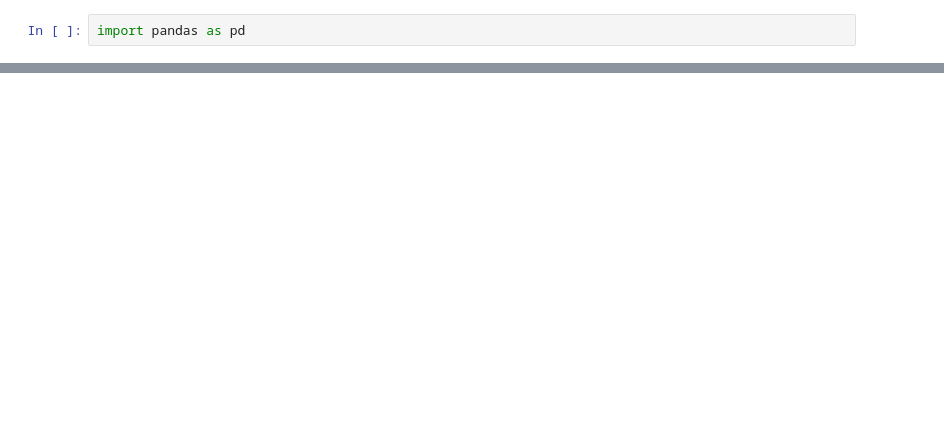
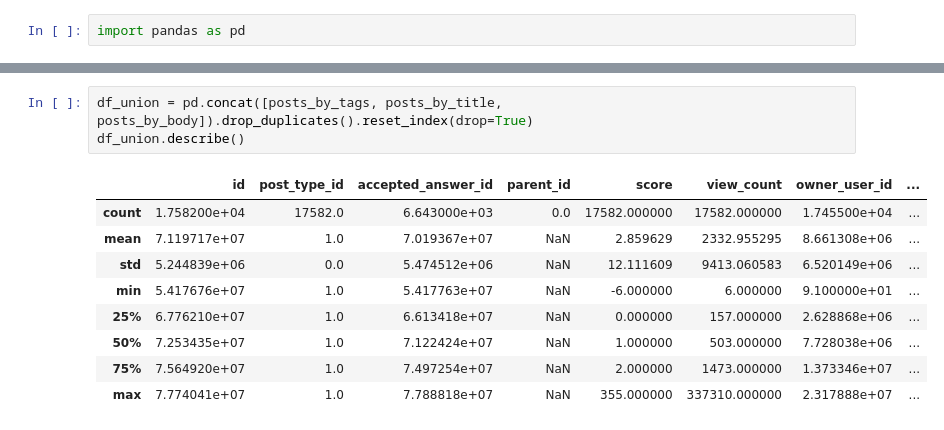
Before and after one commit to sandro-hernandez/GA_Developer_Needs_replication_package, a Jupyter notebook: Taxonomy/taxonomy.ipynb, the cells around one changed output, grey strips where cells are left out. Saved outputs shown, nothing was run; the diff lists cells and outputs as text; blank space fills up the shorter version.

```diff
--- a/Taxonomy/taxonomy.ipynb
+++ b/Taxonomy/taxonomy.ipynb
@@ -28,0 +40,13 @@ memory usage: 1.4+ MB
+# %%
+df_union = pd.concat([posts_by_tags, posts_by_title, posts_by_body]).drop_duplicates().reset_index(drop=True)
+df_union.describe()
+# %% [output]
+|  | id | post_type_id | accepted_answer_id | parent_id | score | view_count | owner_user_id | ... |
+| count | 1.758200e+04 | 17582.0 | 6.643000e+03 | 0.0 | 17582.000000 | 17582.000000 | 1.745500e+04 | ... |
+| mean | 7.119717e+07 | 1.0 | 7.019367e+07 | NaN | 2.859629 | 2332.955295 | 8.661308e+06 | ... |
+| std | 5.244839e+06 | 0.0 | 5.474512e+06 | NaN | 12.111609 | 9413.060583 | 6.520149e+06 | ... |
+| min | 5.417676e+07 | 1.0 | 5.417763e+07 | NaN | -6.000000 | 6.000000 | 9.100000e+01 | ... |
+| 25% | 6.776210e+07 | 1.0 | 6.613418e+07 | NaN | 0.000000 | 157.000000 | 2.628868e+06 | ... |
+| 50% | 7.253435e+07 | 1.0 | 7.122424e+07 | NaN | 1.000000 | 503.000000 | 7.728038e+06 | ... |
+| 75% | 7.564920e+07 | 1.0 | 7.497254e+07 | NaN | 2.000000 | 1473.000000 | 1.373346e+07 | ... |
+| max | 7.774041e+07 | 1.0 | 7.788818e+07 | NaN | 355.000000 | 337310.000000 | 2.317888e+07 | ... |
```
Also changed, not shown: parts of 12 cells of this notebook, 1 other file.
